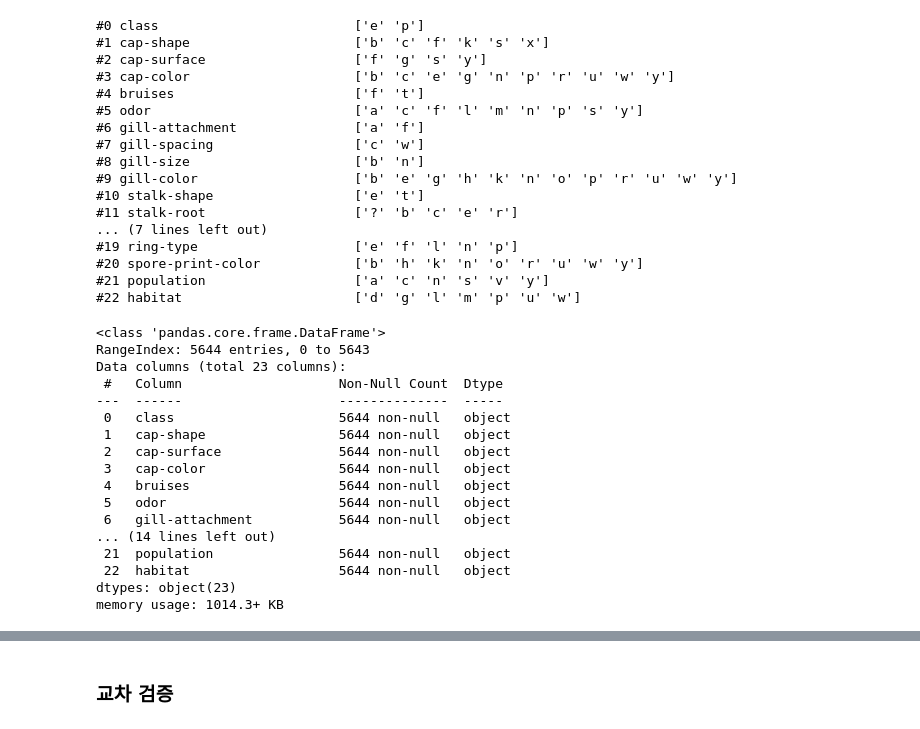
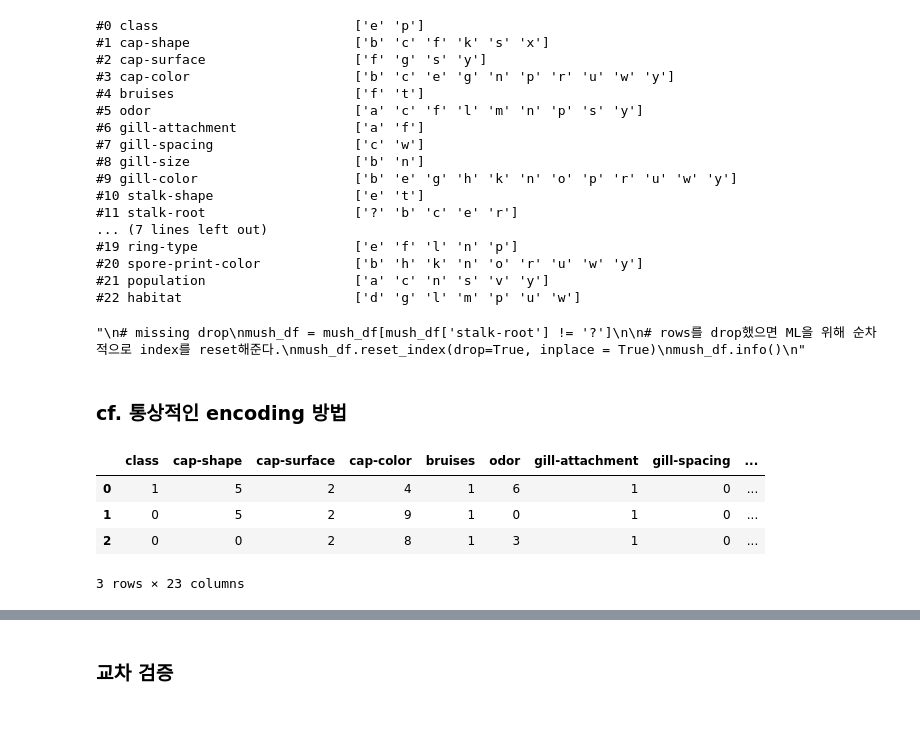
Before and after one commit to datasci-study/CG, a Jupyter notebook: Inflearn/D2. mushrooms.ipynb, the cells around one changed output, grey strips where cells are left out. Cells and saved outputs as stored; diff of their text form; code cells hidden in the pictures.

```diff
--- a/Inflearn/D2. mushrooms.ipynb
+++ b/Inflearn/D2. mushrooms.ipynb
@@ -107,35 +111,45 @@ for col in mush_df.columns:
 #21 population                   ['a' 'c' 'n' 's' 'v' 'y']
 #22 habitat                      ['d' 'g' 'l' 'm' 'p' 'u' 'w']
 # %%
+# missing 모조리 드랍할 경우에는 아래 진행
+'''
 # missing drop
 mush_df = mush_df[mush_df['stalk-root'] != '?']
 
 # rows를 drop했으면 ML을 위해 순차적으로 index를 reset해준다.
 mush_df.reset_index(drop=True, inplace = True)
 mush_df.info()
+'''
 # %% [output]
-<class 'pandas.core.frame.DataFrame'>
-RangeIndex: 5644 entries, 0 to 5643
-Data columns (total 23 columns):
- #   Column                    Non-Null Count  Dtype
----  ------                    --------------  -----
- 0   class                     5644 non-null   object
- 1   cap-shape                 5644 non-null   object
- 2   cap-surface               5644 non-null   object
- 3   cap-color                 5644 non-null   object
- 4   bruises                   5644 non-null   object
- 5   odor                      5644 non-null   object
- 6   gill-attachment           5644 non-null   object
-... (14 lines left out)
- 21  population                5644 non-null   object
- 22  habitat                   5644 non-null   object
-dtypes: object(23)
-memory usage: 1014.3+ KB
+"\n# missing drop\nmush_df = mush_df[mush_df['stalk-root'] != '?']\n\n# rows를 drop했으면 ML을 위해 순차적으로 index를 reset해준다.\nmush_df.reset_index(drop=True, inplace = True)\nmush_df.info()\n"
 # %%
 # 대부분의 칼럼이 범주형이기에 one-hot encoding 실시
 mush_df = pd.get_dummies(mush_df)
 # 먹을 수 있거나 독이 있거나 둘 중 하나기에 poison 정보 드랍
 mush_df.drop('class_p', axis = 1, inplace = True)
+# %% [markdown]
+### cf. 통상적인 encoding 방법
+# %%
+from sklearn import preprocessing
+
+ex_mushrooms = pd.read_csv('C:\\Users\\flowe\\OneDrive - San Francisco State University\\Data Warehouse\\UCI mushrooms\\datasets_478_974_mushrooms.csv')
+
+def encode_features(dataDF):
+    features = dataDF.columns.tolist()      # 모든 컬럼을 불러온다
+    for feature in features:                # 모든 컬럼이름에 대해 반복
+        le = preprocessing.LabelEncoder()   # 엔코딩 객체 생성
+        le = le.fit(dataDF[feature])        # 엔코딩 적합 - 모든 칼럼에 대해 각각 진행
+        dataDF[feature] = le.transform(dataDF[feature]) # transform 진행 - 모든 칼럼에 대해 각각 진행
+    return dataDF
+
+ex_mushrooms = encode_features(ex_mushrooms)
+ex_mushrooms.head(3)
+# %% [output]
+|  | class | cap-shape | cap-surface | cap-color | bruises | odor | gill-attachment | gill-spacing | ... |
+| 0 | 1 | 5 | 2 | 4 | 1 | 6 | 1 | 0 | ... |
+| 1 | 0 | 5 | 2 | 9 | 1 | 0 | 1 | 0 | ... |
+| 2 | 0 | 0 | 2 | 8 | 1 | 3 | 1 | 0 | ... |
+3 rows × 23 columns
 # %%
 # 데이터 전처리 후 mushrooms data
 count = 0
```
Also changed, not shown: parts of 24 cells of this notebook.
